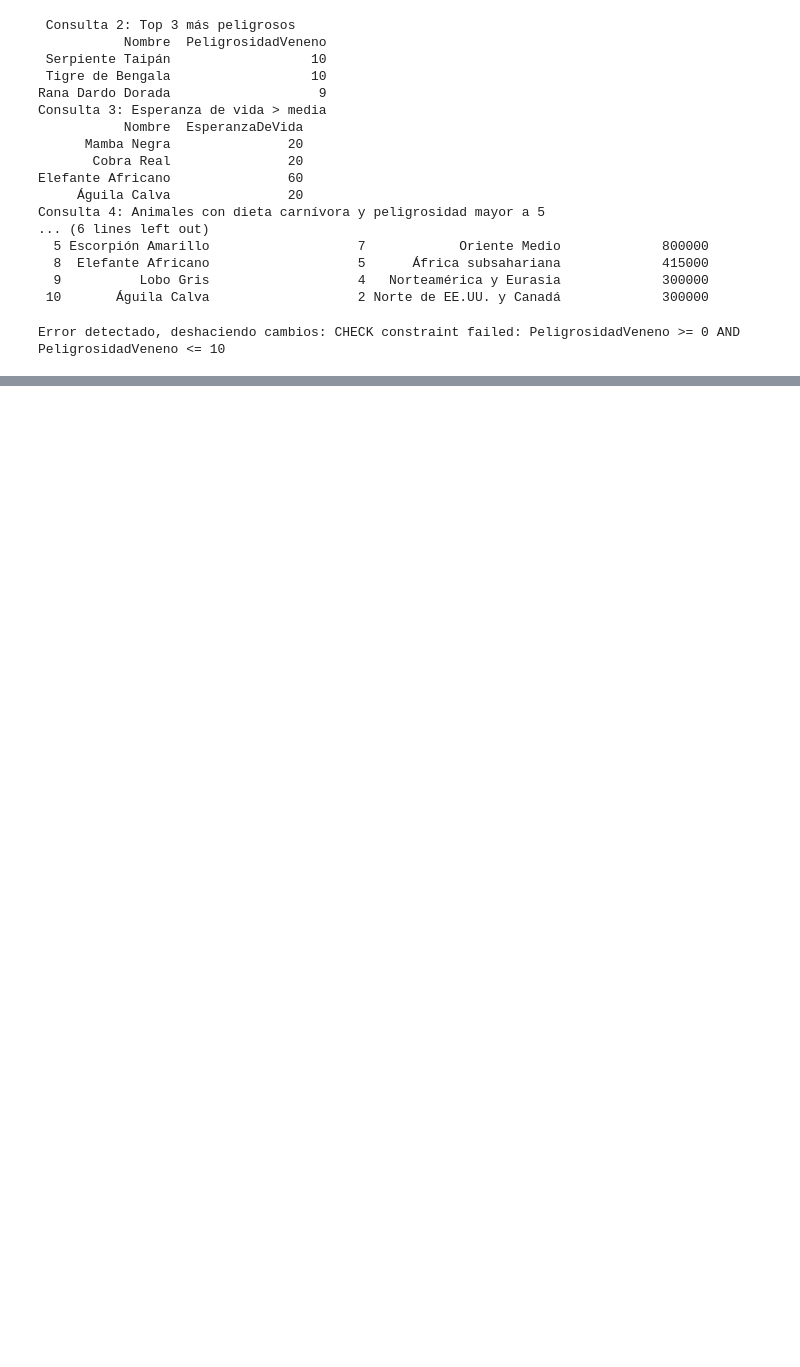
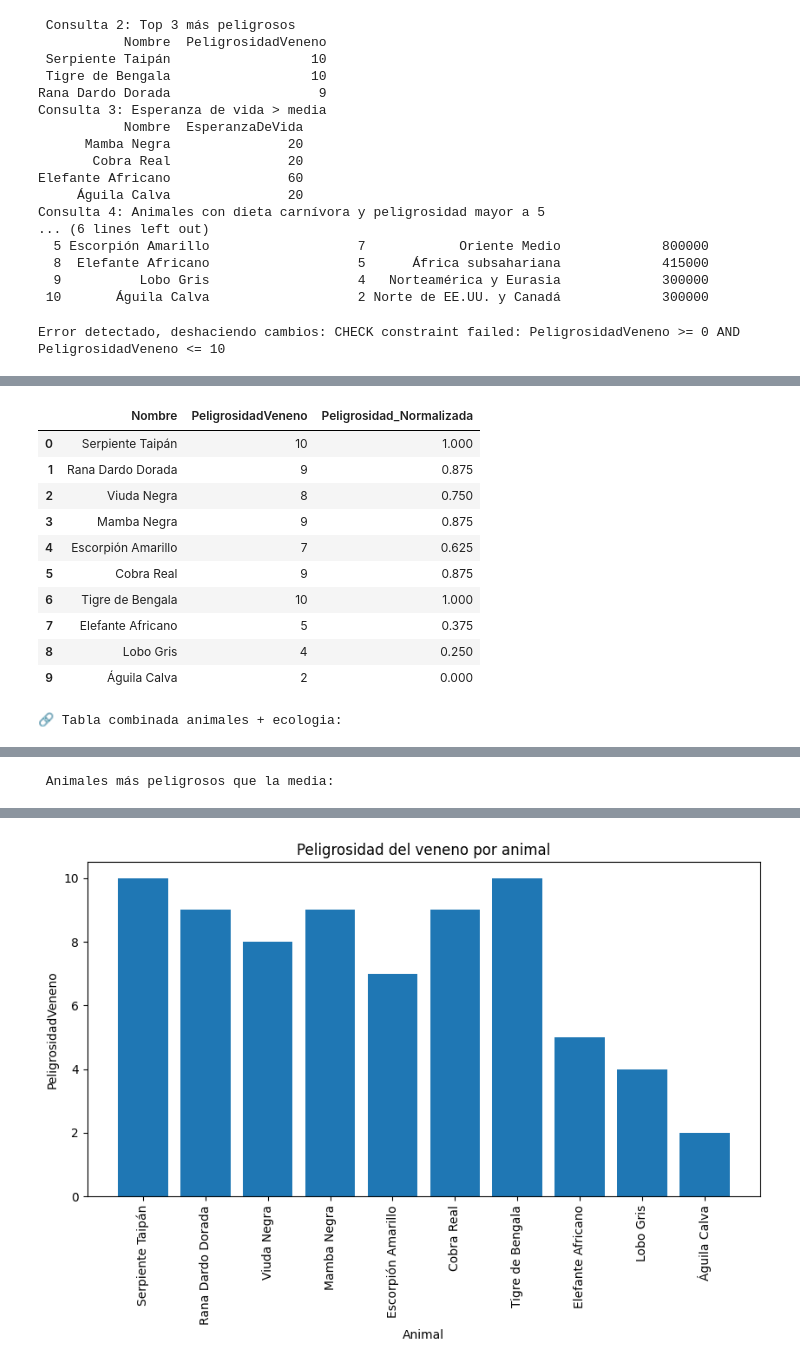
Before and after one commit to Cristina2003leon/master-analitica-datos-cristina-mantilla, a Jupyter notebook: Cristinadataset.ipynb, the cells around one changed output, grey strips where cells are left out. Drawn from its saved outputs; the diff is of its cells as text; code cells hidden in the pictures; blank space fills up the shorter version.

```diff
--- a/Cristinadataset.ipynb
+++ b/Cristinadataset.ipynb
@@ -320,3 +319,69 @@ except sqlite3.IntegrityError as e:
     con.rollback()
 # %% [output]
 Error detectado, deshaciendo cambios: CHECK constraint failed: PeligrosidadVeneno >= 0 AND PeligrosidadVeneno <= 10
+# %%
+# PROCESAMIENTO CON PANDAS OPCIONAL
+
+
+import pandas as pd
+import numpy as np
+
+# Cargar la tabla "animales" desde SQLite a un DataFrame
+df_animales = pd.read_sql("SELECT * FROM animales;", con)
+df_ecologia = pd.read_sql("SELECT * FROM ecologia;", con)
+#pd.read_sql("SELECT * FROM ecologia;", con)
+
+print("DataFrame animales:")
+display(df_animales.head())
+
+print("DataFrame ecologia:")
+display(df_ecologia.head())
+
+
+
+# 1) Estadísticas descriptivas de peligrosidad
+
+print("Estadísticas descriptivas de PeligrosidadVeneno")
+print(df_animales["PeligrosidadVeneno"].describe())
+
+
+# 2) Normalización de la columna “PeligrosidadVeneno”
+
+df_animales["Peligrosidad_Normalizada"] = (
+    (df_animales["PeligrosidadVeneno"] - df_animales["PeligrosidadVeneno"].min()) /
+    (df_animales["PeligrosidadVeneno"].max() - df_animales["PeligrosidadVeneno"].min())
+)
+
+print("Columna normalizada agregada:")
+display(df_animales[["Nombre", "PeligrosidadVeneno", "Peligrosidad_Normalizada"]])
+
+
+# 3) Unión de tablas (merge) tipo pandas
+
+df_merged = df_animales.merge(df_ecologia, on="id", how="left")
+print(" Tabla combinada animales + ecologia:")
+display(df_merged.head())
+
+
+# 4) Filtrar animales con peligrosidad por encima de la media
+
+media = df_animales["PeligrosidadVeneno"].mean()
+df_peligrosos = df_animales[df_animales["PeligrosidadVeneno"] > media]
+
+print(" Animales más peligrosos que la media:")
+display(df_peligrosos)
+
+
+
+# 5) Gráfico simple
+
+import matplotlib.pyplot as plt
+
+plt.figure(figsize=(10,5))
+plt.bar(df_animales["Nombre"], df_animales["PeligrosidadVeneno"])
+plt.xticks(rotation=90)
+plt.title("Peligrosidad del veneno por animal")
+plt.xlabel("Animal")
+plt.ylabel("PeligrosidadVeneno")
+plt.show()
+# %% [output]
@@ -322,0 +409,12 @@ Error detectado, deshaciendo cambios: CHECK constraint failed: PeligrosidadVenen
+|  | Nombre | PeligrosidadVeneno | Peligrosidad_Normalizada |
+| 0 | Serpiente Taipán | 10 | 1.000 |
+| 1 | Rana Dardo Dorada | 9 | 0.875 |
+| 2 | Viuda Negra | 8 | 0.750 |
+| 3 | Mamba Negra | 9 | 0.875 |
+| 4 | Escorpión Amarillo | 7 | 0.625 |
+| 5 | Cobra Real | 9 | 0.875 |
+| 6 | Tigre de Bengala | 10 | 1.000 |
+| 7 | Elefante Africano | 5 | 0.375 |
+| 8 | Lobo Gris | 4 | 0.250 |
+| 9 | Águila Calva | 2 | 0.000 |
+🔗 Tabla combinada animales + ecologia:
@@ -322,0 +427 @@ Error detectado, deshaciendo cambios: CHECK constraint failed: PeligrosidadVenen
+ Animales más peligrosos que la media:
@@ -323,2 +435,3 @@ Error detectado, deshaciendo cambios: CHECK constraint failed: PeligrosidadVenen
+[figure, added]
 # %% [markdown]
 ![pizarrón de diagrama de entidad-relación.png](embedded-picture-1)
```
Also changed, not shown: parts of 3 cells of this notebook.
